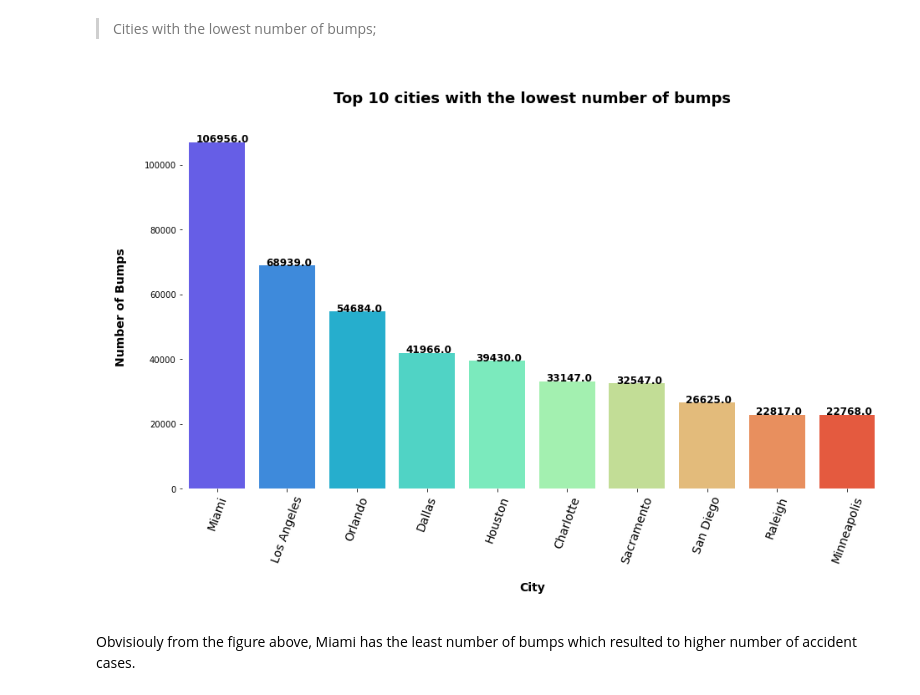
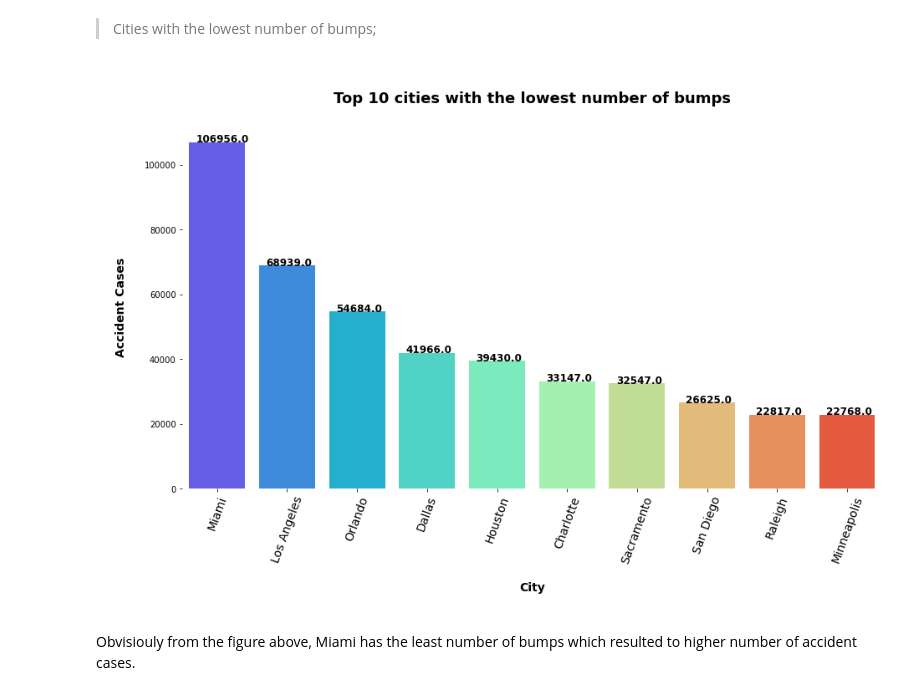
Before and after one commit to Laaroyussuf/EDA, a Jupyter notebook: US Accident records/US_accident_analysis_2016-2021.ipynb, the cells around one changed output. Saved outputs shown, nothing was run; the diff lists cells and outputs as text; code cells hidden in the pictures.

```diff
--- a/US Accident records/US_accident_analysis_2016-2021.ipynb
+++ b/US Accident records/US_accident_analysis_2016-2021.ipynb
@@ -850,19 +855,19 @@ city_nobump = city_bump.head(10)
 # %%
 fig, ax = plt.subplots(figsize=(15,8))
 sns.barplot(x=city_nobump.City, y=city_nobump.Count, palette='rainbow');
 for i in ax.patches:
     ax.text(i.get_x()+.1, i.get_height()+5, str(i.get_height()),
             fontsize = 12, weight= 'bold', color='black')
 for a in ['right' , 'left', 'top', 'bottom']:
     ax.spines[a].set_visible(False)
 
 plt.xticks(rotation=70, fontsize=14)
 plt.xlabel(f'\nCity\n', fontsize=14, weight='bold')
-plt.ylabel(f'\nNumber of Bumps\n', fontsize=14, weight='bold')
+plt.ylabel(f'\nAccident Cases\n', fontsize=14, weight='bold')
 plt.title(f'\nTop 10 cities with the lowest number of bumps\n', fontsize=18, weight='bold')
 plt.show();
 # %% [output]
-[figure, old version]
+[figure, new version]
 # %% [markdown]
 Obvisiouly from the figure above, Miami has the least number of bumps which resulted to higher number of accident cases.
 # %% [markdown]
```
Also changed, not shown: parts of 1 cell of this notebook.
